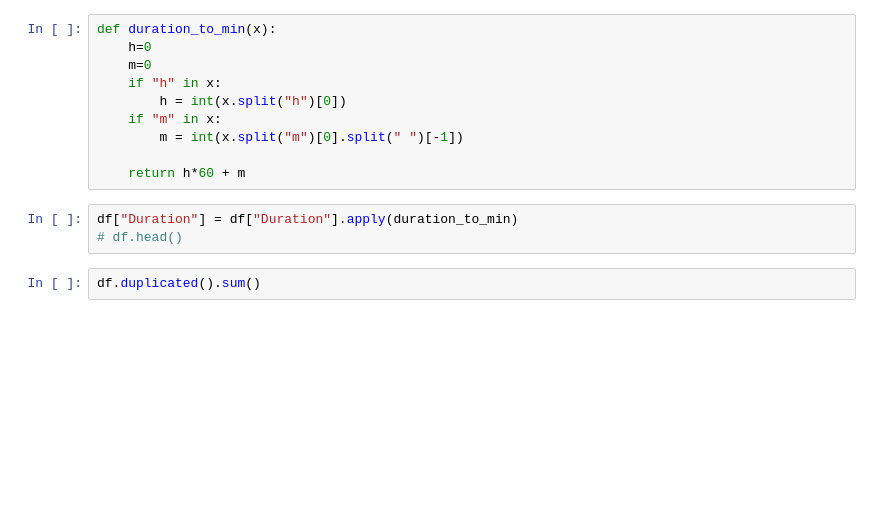
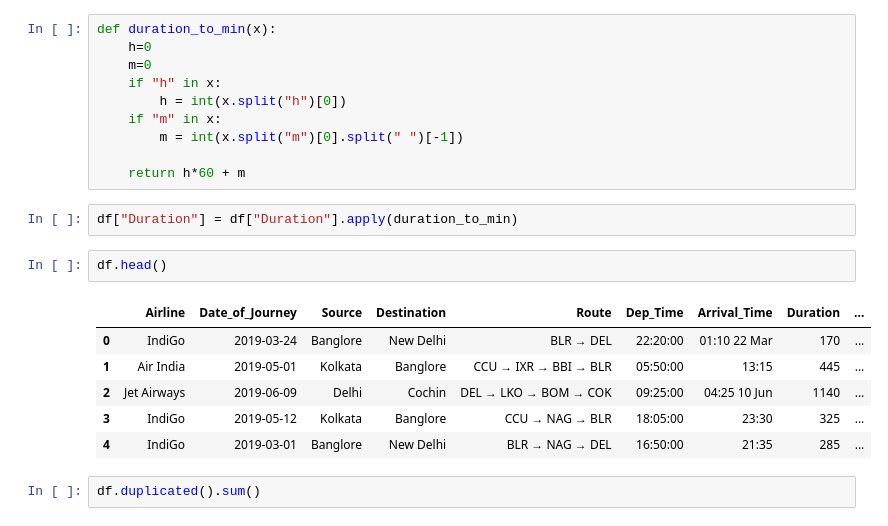
Before and after one commit to flippedpants/Dynamic-pricing-model, a Jupyter notebook: Dynamic-pricing.ipynb, the cells around one changed output. Saved outputs shown, nothing was run; the diff lists cells and outputs as text; blank space fills up the shorter version.

```diff
--- a/Dynamic-pricing.ipynb
+++ b/Dynamic-pricing.ipynb
@@ -131,7 +127,15 @@ def duration_to_min(x):
     return h*60 + m
 # %%
 df["Duration"] = df["Duration"].apply(duration_to_min)
-# df.head()
+# %%
+df.head()
+# %% [output]
+|  | Airline | Date_of_Journey | Source | Destination | Route | Dep_Time | Arrival_Time | Duration | ... |
+| 0 | IndiGo | 2019-03-24 | Banglore | New Delhi | BLR → DEL | 22:20:00 | 01:10 22 Mar | 170 | ... |
+| 1 | Air India | 2019-05-01 | Kolkata | Banglore | CCU → IXR → BBI → BLR | 05:50:00 | 13:15 | 445 | ... |
+| 2 | Jet Airways | 2019-06-09 | Delhi | Cochin | DEL → LKO → BOM → COK | 09:25:00 | 04:25 10 Jun | 1140 | ... |
+| 3 | IndiGo | 2019-05-12 | Kolkata | Banglore | CCU → NAG → BLR | 18:05:00 | 23:30 | 325 | ... |
+| 4 | IndiGo | 2019-03-01 | Banglore | New Delhi | BLR → NAG → DEL | 16:50:00 | 21:35 | 285 | ... |
 # %%
 df.duplicated().sum()
 # %% [output]
```
Also changed, not shown: parts of 1 cell of this notebook.
